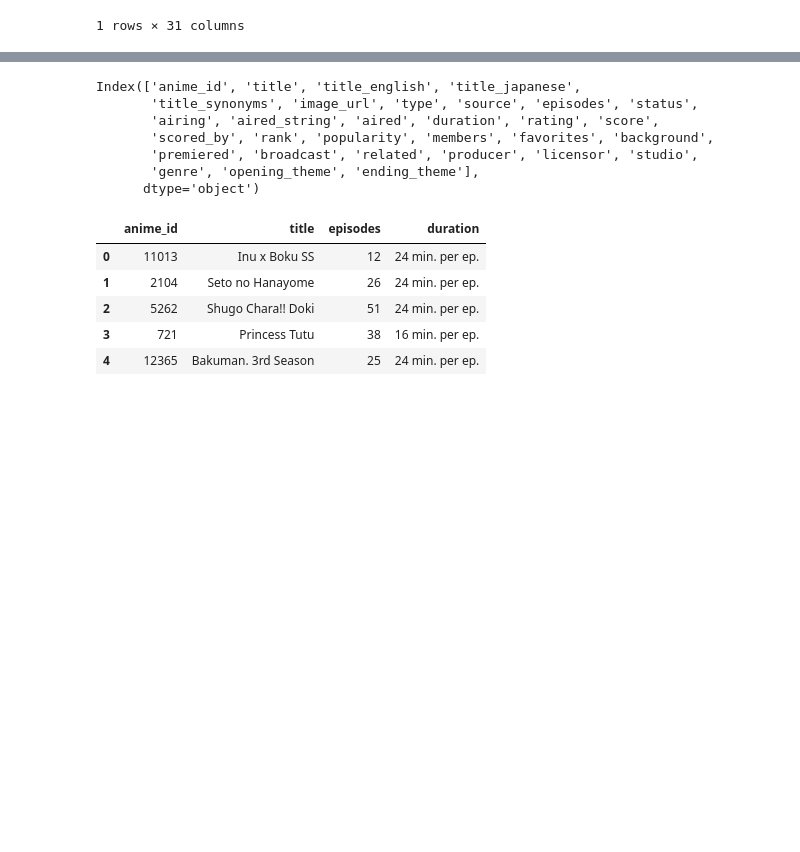
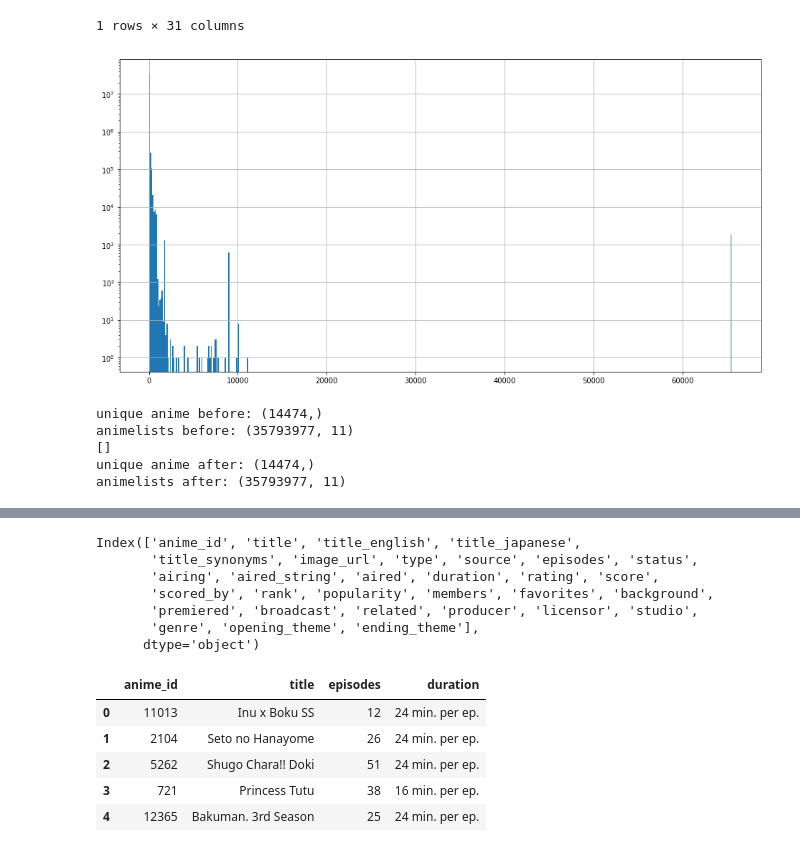
Before and after one commit to racinmat/mal-analysis, a Jupyter notebook: basic_cleanup.ipynb, the cells around one changed output, grey strips where cells are left out. Saved outputs shown, nothing was run; the diff lists cells and outputs as text; code cells hidden in the pictures; blank space fills up the shorter version.

```diff
--- a/basic_cleanup.ipynb
+++ b/basic_cleanup.ipynb
@@ -249,10 +249,26 @@ animes[animes['anime_id'] == 21]
 |  | anime_id | title | title_english | title_japanese | title_synonyms | image_url | type | source | ... |
 | 34 | 21 | One Piece | One Piece | ONE PIECE | OP | https://myanimelist.cdn-dena.com/... | TV | Manga | ... |
 1 rows × 31 columns
+# %%
+animelists['my_watched_episodes'].hist(bins=500, figsize=(16, 8))
+plt.gca().set_yscale('log')
+# %% [output]
+[figure, added]
 # %%
+print('unique anime before:', animelists['anime_id'].unique().shape)
+print('animelists before:', animelists.shape)
 # some users have insanely large amount of episodes, list and ban them
 users_for_ban = animelists[animelists['my_watched_episodes'] == 65535]['username'].unique()
 # banning users with 65535 episodes of single anime in their list -> not trustworthy
 print(users_for_ban)
 users = users[~users['username'].isin(users_for_ban)]
 animelists = animelists[~animelists['username'].isin(users_for_ban)]
+animelists = animelists.reset_index(drop=True)  # so indices are aligned, otherwise it breaks when using same mask with other dataframe
+print('unique anime after:', animelists['anime_id'].unique().shape)
+print('animelists after:', animelists.shape)
+# %% [output]
+unique anime before: (14474,)
+animelists before: (35793977, 11)
+[]
+unique anime after: (14474,)
+animelists after: (35793977, 11)
```
Also changed, not shown: parts of 24 cells of this notebook.
